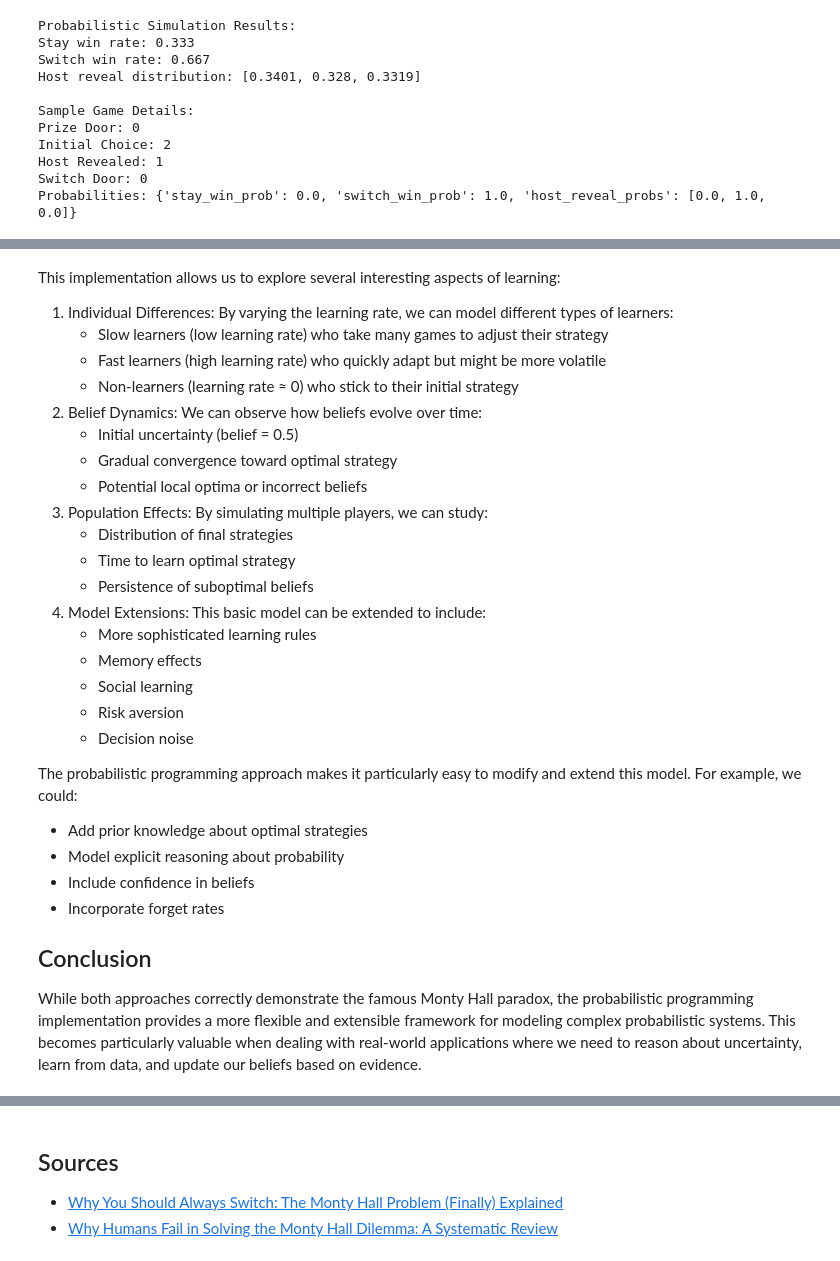
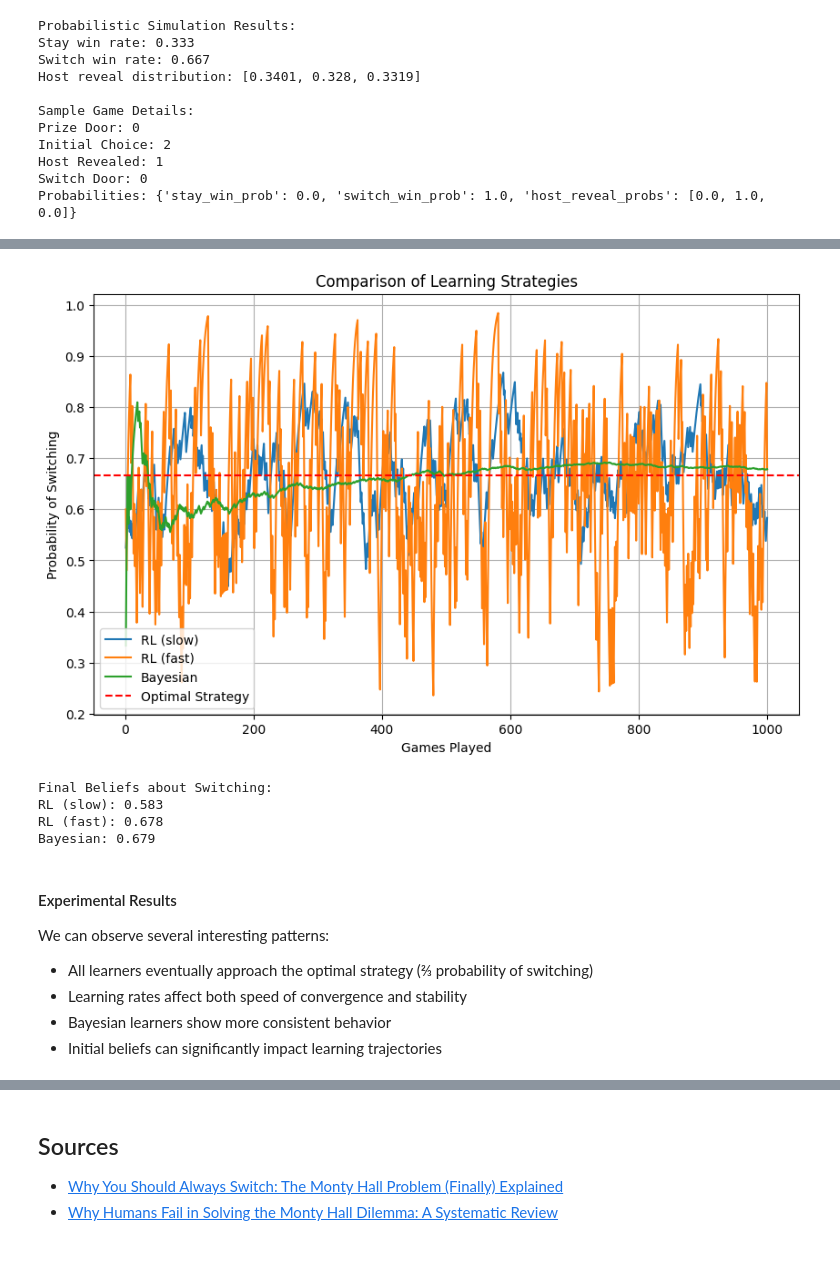
Before and after one commit to zolizoli/probprogMonty, a Jupyter notebook: notebooks/MontyHall.ipynb, the cells around one changed output, grey strips where cells are left out. Saved outputs shown, nothing was run; the diff lists cells and outputs as text; code cells hidden in the pictures.

```diff
--- a/notebooks/MontyHall.ipynb
+++ b/notebooks/MontyHall.ipynb
@@ -671,31 +798,16 @@ plt.show()
+# %%
+compare_learners(n_games=1000)
+# %% [output]
+[figure, added]
+Final Beliefs about Switching:
+RL (slow): 0.583
+RL (fast): 0.678
+Bayesian: 0.679
 # %% [markdown]
-This implementation allows us to explore several interesting aspects of learning:
-
-1. Individual Differences: By varying the learning rate, we can model different types of learners:
-    + Slow learners (low learning rate) who take many games to adjust their strategy
-    + Fast learners (high learning rate) who quickly adapt but might be more volatile
-    + Non-learners (learning rate ≈ 0) who stick to their initial strategy
-2. Belief Dynamics: We can observe how beliefs evolve over time:
-    + Initial uncertainty (belief = 0.5)
-    + Gradual convergence toward optimal strategy
-    + Potential local optima or incorrect beliefs
-3. Population Effects: By simulating multiple players, we can study:
-    + Distribution of final strategies
-    + Time to learn optimal strategy
-    + Persistence of suboptimal beliefs
-4. Model Extensions: This basic model can be extended to include:
-    + More sophisticated learning rules
-    + Memory effects
-    + Social learning
-    + Risk aversion
-    + Decision noise
-
-The probabilistic programming approach makes it particularly easy to modify and extend this model. For example, we could:
-+ Add prior knowledge about optimal strategies
-+ Model explicit reasoning about probability
-+ Include confidence in beliefs
-+ Incorporate forget rates
-
-## Conclusion
-While both approaches correctly demonstrate the famous Monty Hall paradox, the probabilistic programming implementation provides a more flexible and extensible framework for modeling complex probabilistic systems. This becomes particularly valuable when dealing with real-world applications where we need to reason about uncertainty, learn from data, and update our beliefs based on evidence.
+#### Experimental Results
+We can observe several interesting patterns:
++ All learners eventually approach the optimal strategy (⅔ probability of switching)
++ Learning rates affect both speed of convergence and stability
++ Bayesian learners show more consistent behavior
++ Initial beliefs can significantly impact learning trajectories
 # %% [markdown]
```
Also changed, not shown: parts of 6 cells of this notebook.
